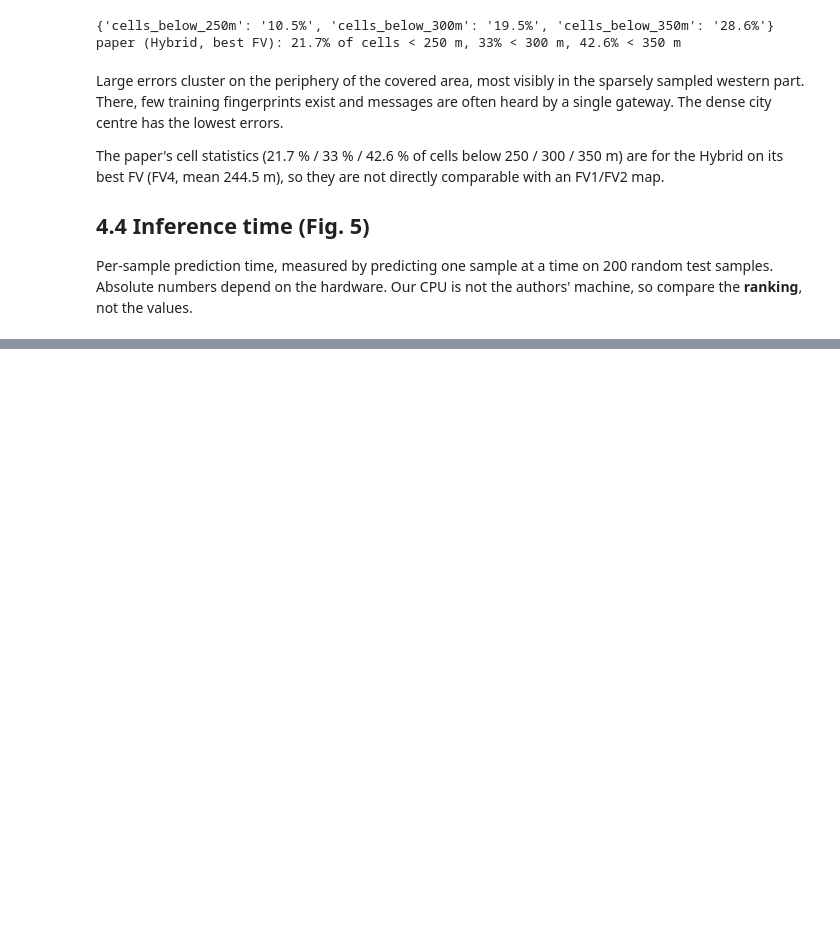
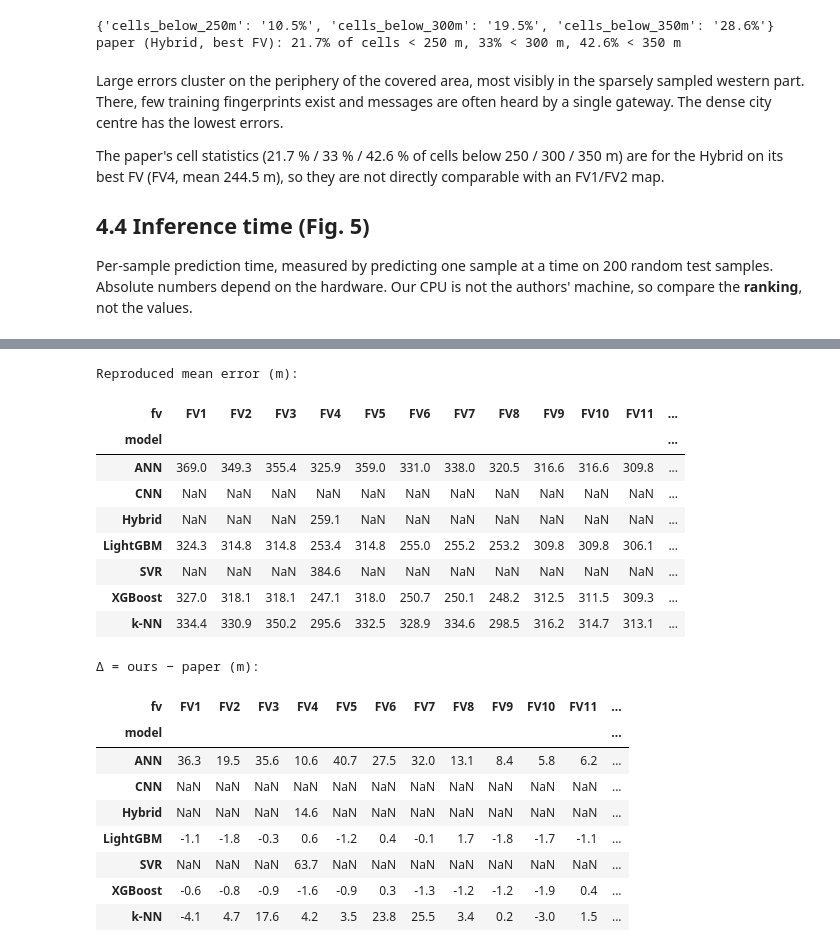
Before and after one commit to drbasem/Outdoor_Localization_Based_on_LoRa_Networks, a Jupyter notebook: notebooks/04_results.ipynb, the cells around one changed output, grey strips where cells are left out. Drawn from its saved outputs; the diff is of its cells as text; code cells hidden in the pictures; blank space fills up the shorter version.

```diff
--- a/notebooks/04_results.ipynb
+++ b/notebooks/04_results.ipynb
@@ -183,0 +176,38 @@ Download it with `python scripts/download_data.py --json`, then re-run this cell
+# %%
+json_dir = config.RESULTS_DIR / "runs_json"
+ALL_FV = [f"FV{i}" for i in range(1, 17)]
+if config.JSON_FILE.exists():
+    for fv in ALL_FV:
+        d = experiment.prepare_fv(fv, source="json")
+        for name in ["k-NN", "XGBoost", "LightGBM", "ANN"]:
+            experiment.run(name, fv, prepared=d, runs_dir=json_dir, verbose=False)
+rj = experiment.collect(json_dir)
+if rj.empty:
+    print("No JSON results: put lorawan_antwerp_2019_dataset.json.txt in data/ and re-run.")
+else:
+    ours = rj.pivot(index="model", columns="fv", values="mean_m")
+    ours = ours[[f for f in ALL_FV if f in ours.columns]]
+    delta = ours - paper.MEAN_ERROR_M.loc[ours.index, ours.columns]
+    print("Reproduced mean error (m):"); display(ours.round(1))
+    print("Δ = ours − paper (m):"); display(delta.round(1))
+# %% [output]
+Reproduced mean error (m):
+| fv | FV1 | FV2 | FV3 | FV4 | FV5 | FV6 | FV7 | FV8 | FV9 | FV10 | FV11 | ... |
+| model |  |  |  |  |  |  |  |  |  |  |  | ... |
+| ANN | 369.0 | 349.3 | 355.4 | 325.9 | 359.0 | 331.0 | 338.0 | 320.5 | 316.6 | 316.6 | 309.8 | ... |
+| CNN | NaN | NaN | NaN | NaN | NaN | NaN | NaN | NaN | NaN | NaN | NaN | ... |
+| Hybrid | NaN | NaN | NaN | 259.1 | NaN | NaN | NaN | NaN | NaN | NaN | NaN | ... |
+| LightGBM | 324.3 | 314.8 | 314.8 | 253.4 | 314.8 | 255.0 | 255.2 | 253.2 | 309.8 | 309.8 | 306.1 | ... |
+| SVR | NaN | NaN | NaN | 384.6 | NaN | NaN | NaN | NaN | NaN | NaN | NaN | ... |
+| XGBoost | 327.0 | 318.1 | 318.1 | 247.1 | 318.0 | 250.7 | 250.1 | 248.2 | 312.5 | 311.5 | 309.3 | ... |
+| k-NN | 334.4 | 330.9 | 350.2 | 295.6 | 332.5 | 328.9 | 334.6 | 298.5 | 316.2 | 314.7 | 313.1 | ... |
+Δ = ours − paper (m):
+| fv | FV1 | FV2 | FV3 | FV4 | FV5 | FV6 | FV7 | FV8 | FV9 | FV10 | FV11 | ... |
+| model |  |  |  |  |  |  |  |  |  |  |  | ... |
+| ANN | 36.3 | 19.5 | 35.6 | 10.6 | 40.7 | 27.5 | 32.0 | 13.1 | 8.4 | 5.8 | 6.2 | ... |
+| CNN | NaN | NaN | NaN | NaN | NaN | NaN | NaN | NaN | NaN | NaN | NaN | ... |
+| Hybrid | NaN | NaN | NaN | 14.6 | NaN | NaN | NaN | NaN | NaN | NaN | NaN | ... |
+| LightGBM | -1.1 | -1.8 | -0.3 | 0.6 | -1.2 | 0.4 | -0.1 | 1.7 | -1.8 | -1.7 | -1.1 | ... |
+| SVR | NaN | NaN | NaN | 63.7 | NaN | NaN | NaN | NaN | NaN | NaN | NaN | ... |
+| XGBoost | -0.6 | -0.8 | -0.9 | -1.6 | -0.9 | 0.3 | -1.3 | -1.2 | -1.2 | -1.9 | 0.4 | ... |
+| k-NN | -4.1 | 4.7 | 17.6 | 4.2 | 3.5 | 23.8 | 25.5 | 3.4 | 0.2 | -3.0 | 1.5 | ... |
```
Also changed, not shown: parts of 14 cells of this notebook, 27 other files.
